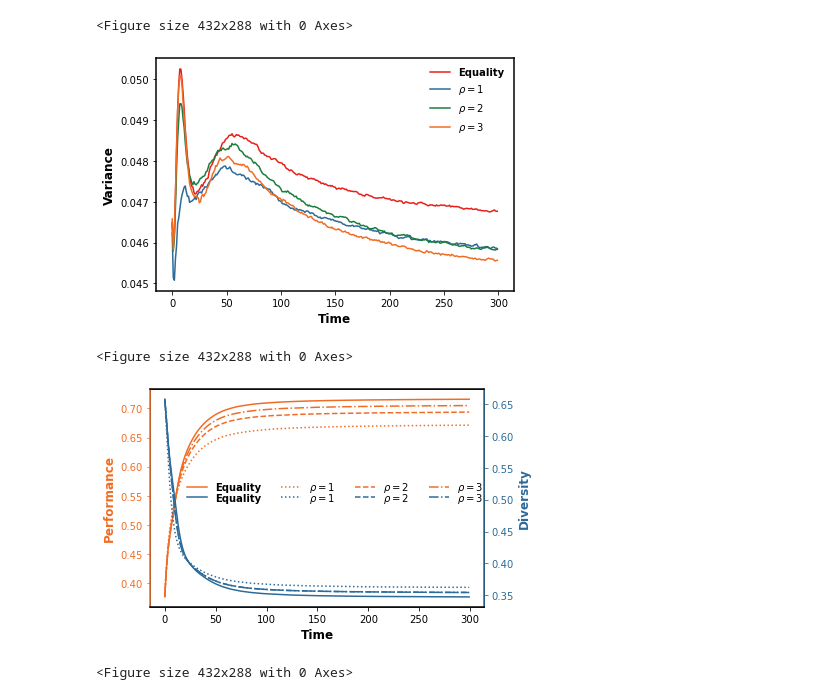
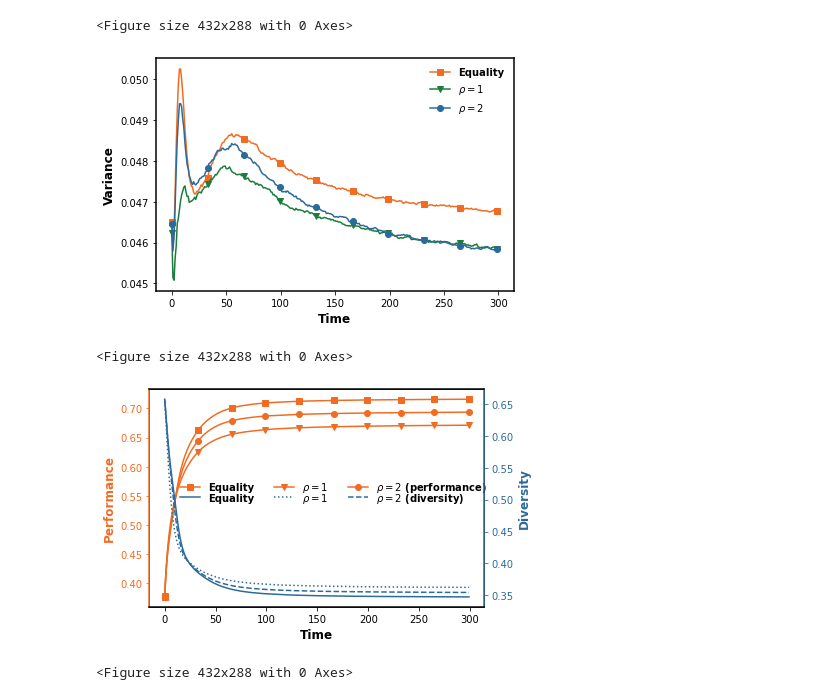
Before and after one commit to GrandJune/DAOs, a Jupyter notebook: V4/Asymmetry/Evaluator.ipynb, the cells around one changed output. Cells and saved outputs as stored; diff of their text form; code cells hidden in the pictures.

```diff
--- a/V4/Asymmetry/Evaluator.ipynb
+++ b/V4/Asymmetry/Evaluator.ipynb
@@ -4,7 +4,7 @@ import pickle
 import numpy as np
 legend_properties = {'weight':'bold'}
 # %%
-data_folder = r"E:\data\dao-0310\V4_4\Asymmetry"
+data_folder = r"E:\data\dao-0310-23\V4_4\Asymmetry"
 dao_performance_file = data_folder + r"\dao_performance"
 consensus_performance_file = data_folder + r"\dao_consensus_performance"
 dao_diversity_file = data_folder + r"\dao_diversity"
@@ -93,25 +93,28 @@ plt.clf()
 # %%
 # Variance
 x = range(len(dao_variance[0]))
 fig, ax = plt.subplots()
 ax.spines["left"].set_linewidth(1.5)
 ax.spines["right"].set_linewidth(1.5)
 ax.spines["top"].set_linewidth(1.5)
 ax.spines["bottom"].set_linewidth(1.5)
-plt.plot(x, dao_variance[0], "k-", label='Equality', color=morandi_red)
-plt.plot(x, dao_variance[1], "k-", label='$\\rho=1$', color=nature_blue)
-plt.plot(x, dao_variance[2], "k-", label='$\\rho=2$', color=nature_green)
-plt.plot(x, dao_variance[3], "k-", label='$\\rho=3$', color=nature_orange)
+num_markers = 10
+# Calculate indices for marker positions
+marker_positions = np.linspace(0, len(x) - 1, num=num_markers, dtype=int)
+plt.plot(x, dao_variance[0], "-s", label='Equality', color=nature_orange, markevery=marker_positions)
+plt.plot(x, dao_variance[1], "-v", label='$\\rho=1$', color=nature_green, markevery=marker_positions)
+plt.plot(x, dao_variance[2], "-o", label='$\\rho=2$', color=nature_blue, markevery=marker_positions)
+# plt.plot(x, dao_variance[3], "-", label='$\\rho=3$', color=nature_orange)
 plt.xlabel('Time', fontweight='bold', fontsize=12)
 plt.ylabel('Variance', fontweight='bold', fontsize=12)
 # plt.xticks(x)
 plt.legend(frameon=False, ncol=1, fontsize=12, prop=legend_properties)
 plt.tight_layout()
 plt.savefig(data_folder + r"\Asymmetry_variance.png", transparent=True, dpi=300)
 plt.show()
 plt.clf()
 # %% [output]
-[figure, old version]
+[figure, new version]
 <Figure size 432x288 with 0 Axes>
 # %%
 # Twin
@@ -137,30 +140,34 @@ ax2.spines["left"].set_linewidth(1.5)
 ax2.spines["right"].set_linewidth(1.5)
 ax2.spines["top"].set_linewidth(1.5)
 ax2.spines["bottom"].set_linewidth(1.5)
+# Define the number of markers you want (e.g., 5)
+num_markers = 10
+# Calculate indices for marker positions
+marker_positions = np.linspace(0, len(x) - 1, num=num_markers, dtype=int)
 
-line_1 = ax1.plot(x, dao_performance[0], "k-", color=nature_orange, label="Equality")
-line_2 = ax1.plot(x, dao_performance[1], "k:", color = nature_orange, label="$\\rho=1$")
-line_3 = ax1.plot(x, dao_performance[2], "k--", color = nature_orange, label="$\\rho=2$")
-line_4 = ax1.plot(x, dao_performance[3], "k-.", color = nature_orange, label="$\\rho=3$")
+line_1 = ax1.plot(x, dao_performance[0], "-s", color=nature_orange, label="Equality", markevery=marker_positions)
+line_2 = ax1.plot(x, dao_performance[1], "-v", color = nature_orange, label="$\\rho=1$", markevery=marker_positions)
+line_3 = ax1.plot(x, dao_performance[2], "-o", color = nature_orange, label="$\\rho=2$ (performance)", markevery=marker_positions)
+# line_4 = ax1.plot(x, dao_performance[3], "-*", color = nature_orange, label="$\\rho=3$", markevery=marker_positions)
 
 
-line_5 = ax2.plot(x, dao_diversity[0], "k-", color = nature_blue, label="Equality")
-line_6 = ax2.plot(x, dao_diversity[1], "k:", color = nature_blue, label="$\\rho=1$")
-line_7 = ax2.plot(x, dao_diversity[2], "k--", color= nature_blue, label="$\\rho=2$")
-line_8 = ax2.plot(x, dao_diversity[2], "k-.", color= nature_blue, label="$\\rho=3$")
+line_5 = ax2.plot(x, dao_diversity[0], "-", color = nature_blue, label="Equality")
+line_6 = ax2.plot(x, dao_diversity[1], ":", color = nature_blue, label="$\\rho=1$")
+line_7 = ax2.plot(x, dao_diversity[2], "--", color= nature_blue, label="$\\rho=2$ (diversity)")
+# line_8 = ax2.plot(x, dao_diversity[2], "-.", color= nature_blue, label="$\\rho=3$")
 
-lines_1 = line_1 + line_2 + line_3 + line_4
+lines_1 = line_1 + line_2 + line_3
 labs_1 = [l.get_label() for l in lines_1]
 # ax1.legend(lines_1, labs_1, frameon=False, fontsize=12, loc=(0, 1),  ncol=4, prop=legend_properties)
-ax1.legend(lines_1, labs_1, frameon=False, fontsize=12, loc=(0.1, 0.50),  ncol=4, prop=legend_properties)
-lines_2 = line_5 + line_6 + line_7 + line_8
-labs_2 = [l.get_label() for l in lines_1]
+ax1.legend(lines_1, labs_1, frameon=False, fontsize=12, loc=(0.08, 0.50),  ncol=4, prop=legend_properties)
+lines_2 = line_5 + line_6 + line_7
+labs_2 = [l.get_label() for l in lines_2]
 
 # ax2.legend(lines_2, labs_2, frameon=False, fontsize=12, loc=(0, 1.04),  ncol=4, prop=legend_properties)
-ax2.legend(lines_2, labs_2, frameon=False, fontsize=12, loc=(0.1, 0.45),  ncol=4, prop=legend_properties)
+ax2.legend(lines_2, labs_2, frameon=False, fontsize=12, loc=(0.08, 0.45),  ncol=4, prop=legend_properties)
 plt.savefig(data_folder + r"\Asymmetry_performance_diversity.png", transparent=True, dpi=300, bbox_inches='tight')
 plt.show()
 plt.clf()
 # %% [output]
-[figure, old version]
+[figure, new version]
 <Figure size 432x288 with 0 Axes>
```
Also changed, not shown: 4 other files.
